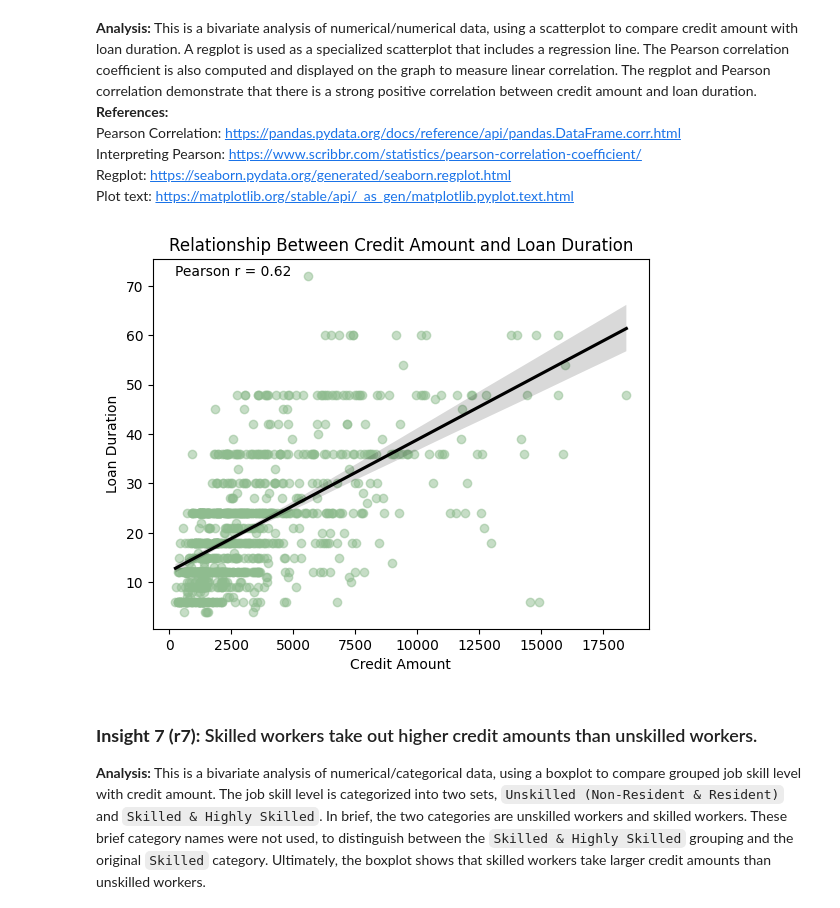
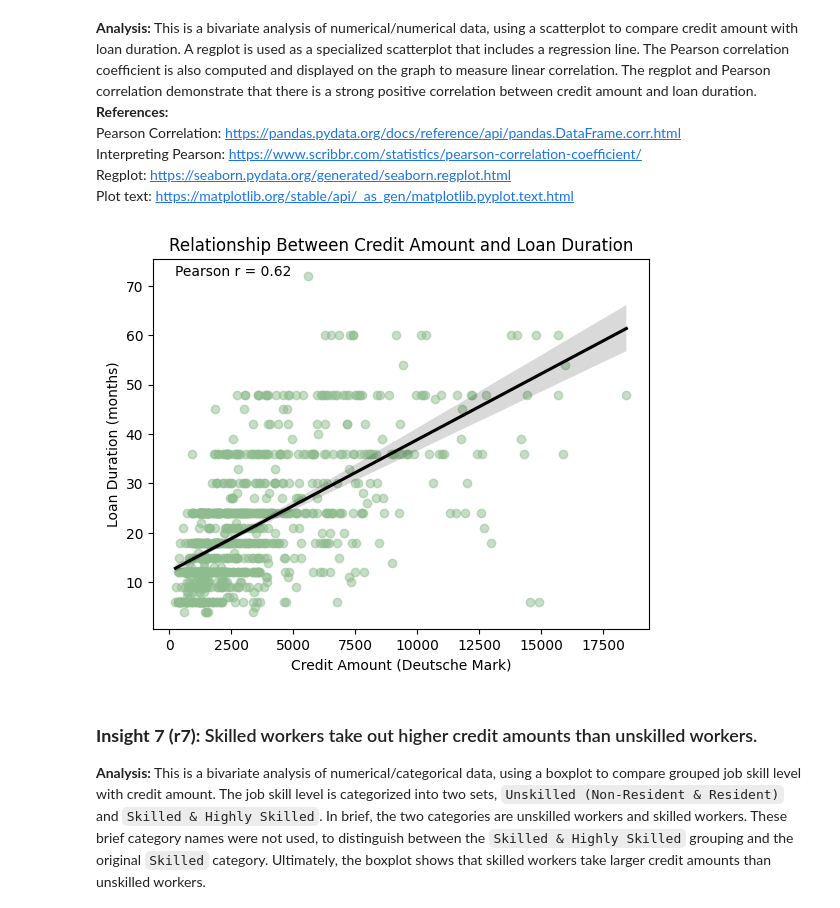
Before and after one commit to BrentMRPalmer/CSI4142-A1, a Jupyter notebook: A1.ipynb, the cells around one changed output. Saved outputs shown, nothing was run; the diff lists cells and outputs as text; code cells hidden in the pictures.

Commit message:
Units added to graphs

```diff
--- a/A1.ipynb
+++ b/A1.ipynb
@@ -316,27 +316,27 @@ Plot text: https://matplotlib.org/stable/api/_as_gen/matplotlib.pyplot.text.html
 # %%
 # Create a regplot comparing credit amount with loan duration
 sns.regplot(data=data, x="Credit amount", y="Duration", scatter_kws={"color": "darkseagreen", "alpha": 0.5}, line_kws={"color": "black"})
 
 # Calculate the Pearson correlation coefficient
 pearson_correlation = data['Duration'].corr(data['Credit amount'])
 
 # Display the Pearson correlation coefficient on the graph
 plt.text(
     x=data["Credit amount"].min(),
     y=data["Duration"].max(),
     s=f"Pearson r = {pearson_correlation:.2f}",
     fontsize=10
 )
 
 # Label the regplot
-plt.xlabel('Credit Amount')
-plt.ylabel('Loan Duration')
+plt.xlabel('Credit Amount (Deutsche Mark)')
+plt.ylabel('Loan Duration (months)')
 plt.title('Relationship Between Credit Amount and Loan Duration')
 
 # Diplay plot
 plt.show()
 # %% [output]
-[figure, old version]
+[figure, new version]
 # %% [markdown]
 ### **Insight 7 (r7):** Skilled workers take out higher credit amounts than unskilled workers.
 **Analysis:** This is a bivariate analysis of numerical/categorical data, using a boxplot to compare grouped job skill level with credit amount. The job skill level is categorized into two sets, `Unskilled (Non-Resident & Resident)` and `Skilled & Highly Skilled`. In brief, the two categories are unskilled workers and skilled workers. These brief category names were not used, to distinguish between the `Skilled & Highly Skilled` grouping and the original `Skilled` category. Ultimately, the boxplot shows that skilled workers take larger credit amounts than unskilled workers. <br>
```
Also changed, not shown: parts of 5 cells of this notebook.
